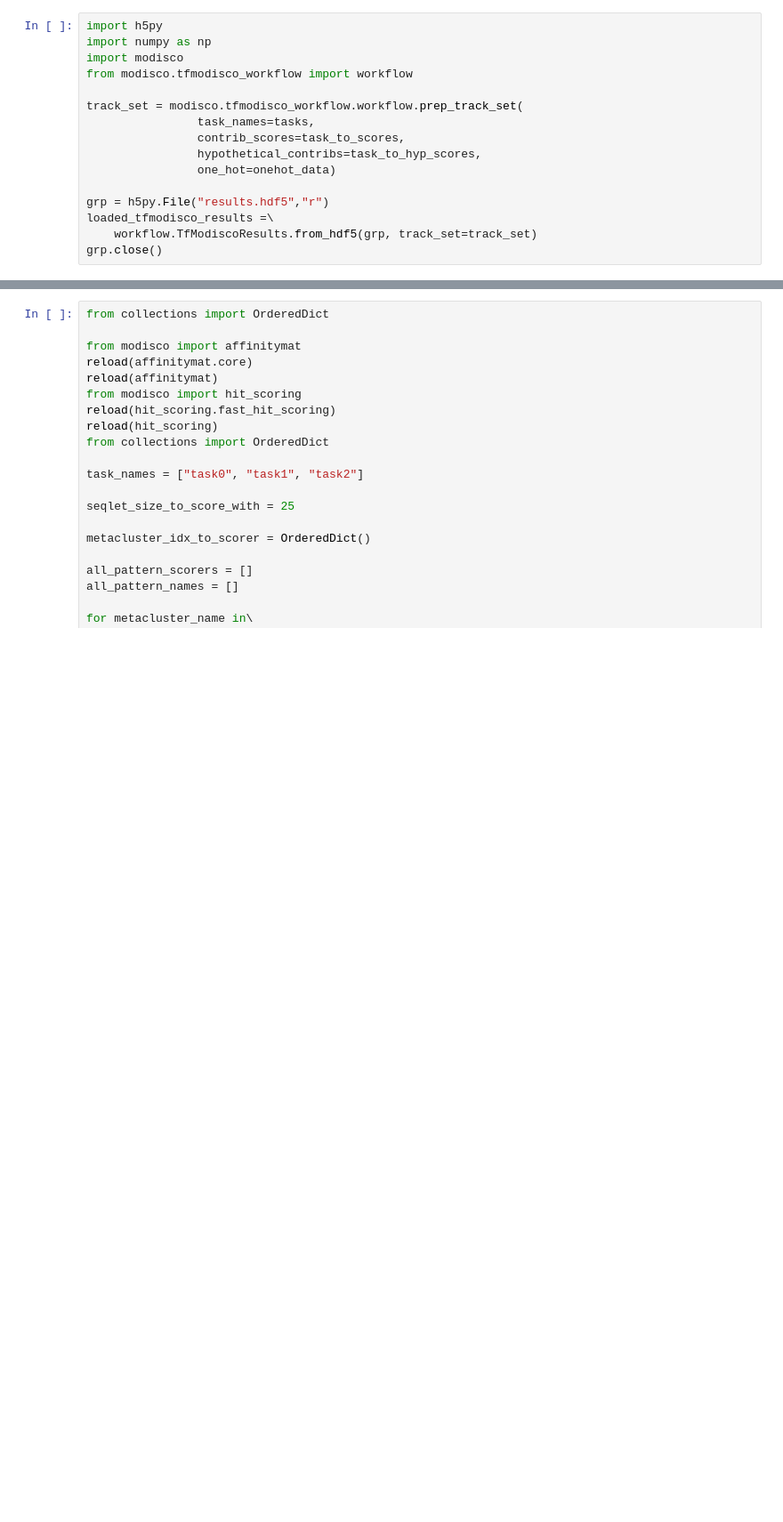
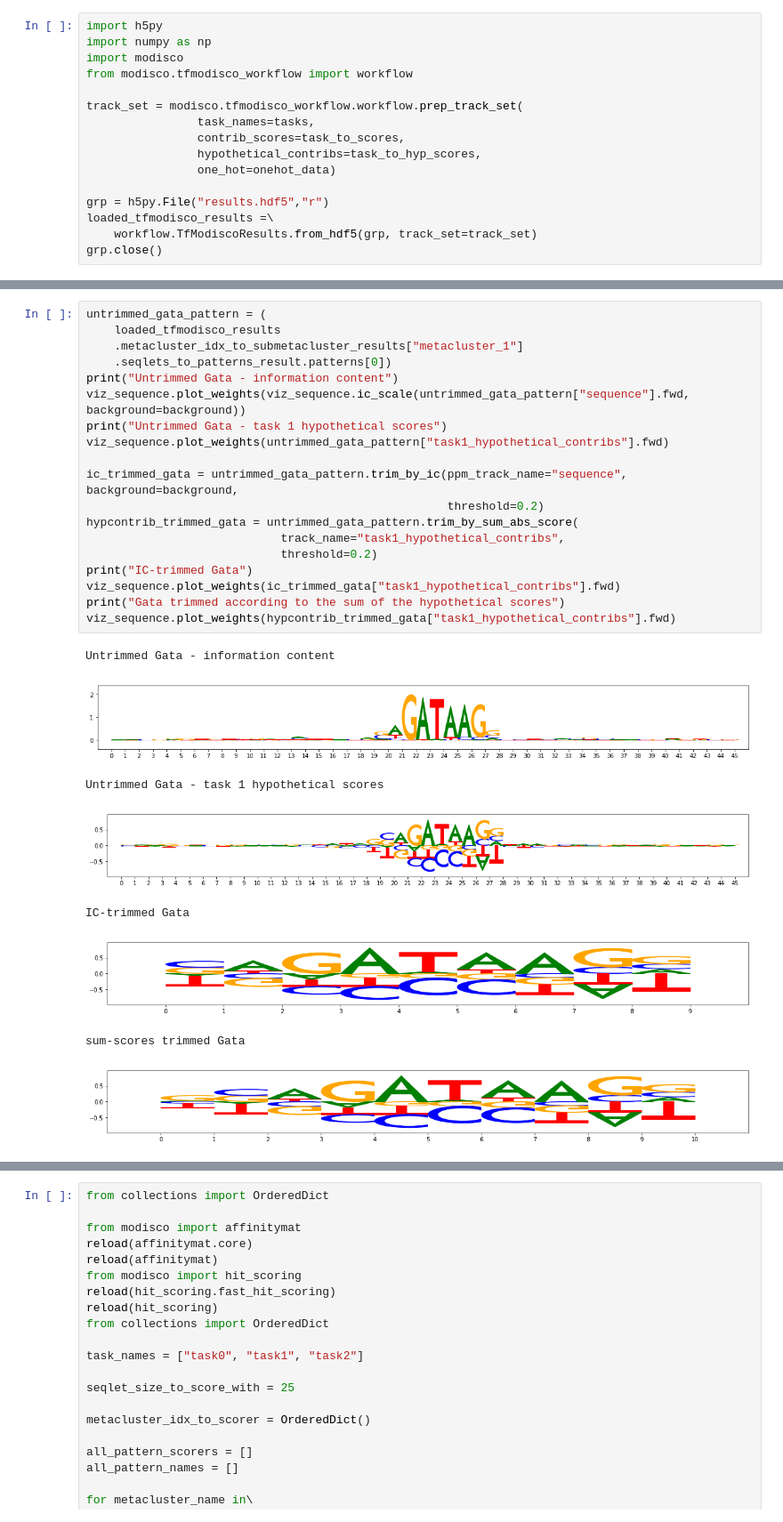
Before and after one commit to kundajelab/tfmodisco, a Jupyter notebook: examples/simulated_TAL_GATA_deeplearning/(On_Google_Colab)_With_Hit_Scoring_TF_MoDISco_TAL_GATA.ipynb, the cells around one changed output, grey strips where cells are left out. Shown at 89% size. Saved outputs shown, nothing was run; the diff lists cells and outputs as text; blank space fills up the shorter version.

Commit message:
trimming done need to score next

```diff
--- a/examples/simulated_TAL_GATA_deeplearning/(On_Google_Colab)_With_Hit_Scoring_TF_MoDISco_TAL_GATA.ipynb
+++ b/examples/simulated_TAL_GATA_deeplearning/(On_Google_Colab)_With_Hit_Scoring_TF_MoDISco_TAL_GATA.ipynb
@@ -361,0 +367,28 @@ Prepare a seqlet scorer (max_rank_based_pattern_scorer); note, the best seqlet s
+# %%
+untrimmed_gata_pattern = (
+    loaded_tfmodisco_results
+    .metacluster_idx_to_submetacluster_results["metacluster_1"]
+    .seqlets_to_patterns_result.patterns[0])
+print("Untrimmed Gata - information content")
+viz_sequence.plot_weights(viz_sequence.ic_scale(untrimmed_gata_pattern["sequence"].fwd, background=background))
+print("Untrimmed Gata - task 1 hypothetical scores")
+viz_sequence.plot_weights(untrimmed_gata_pattern["task1_hypothetical_contribs"].fwd)
+
+ic_trimmed_gata = untrimmed_gata_pattern.trim_by_ic(ppm_track_name="sequence", background=background,
+                                                    threshold=0.2)
+hypcontrib_trimmed_gata = untrimmed_gata_pattern.trim_by_sum_abs_score(
+                            track_name="task1_hypothetical_contribs",
+                            threshold=0.2)
+print("IC-trimmed Gata")
+viz_sequence.plot_weights(ic_trimmed_gata["task1_hypothetical_contribs"].fwd)
+print("Gata trimmed according to the sum of the hypothetical scores")
+viz_sequence.plot_weights(hypcontrib_trimmed_gata["task1_hypothetical_contribs"].fwd)
+# %% [output]
+Untrimmed Gata - information content
+[figure, added]
+Untrimmed Gata - task 1 hypothetical scores
+[figure, added]
+IC-trimmed Gata
+[figure, added]
+sum-scores trimmed Gata
+[figure, added]
```
Also changed, not shown: parts of 11 cells of this notebook, 2 other files.
